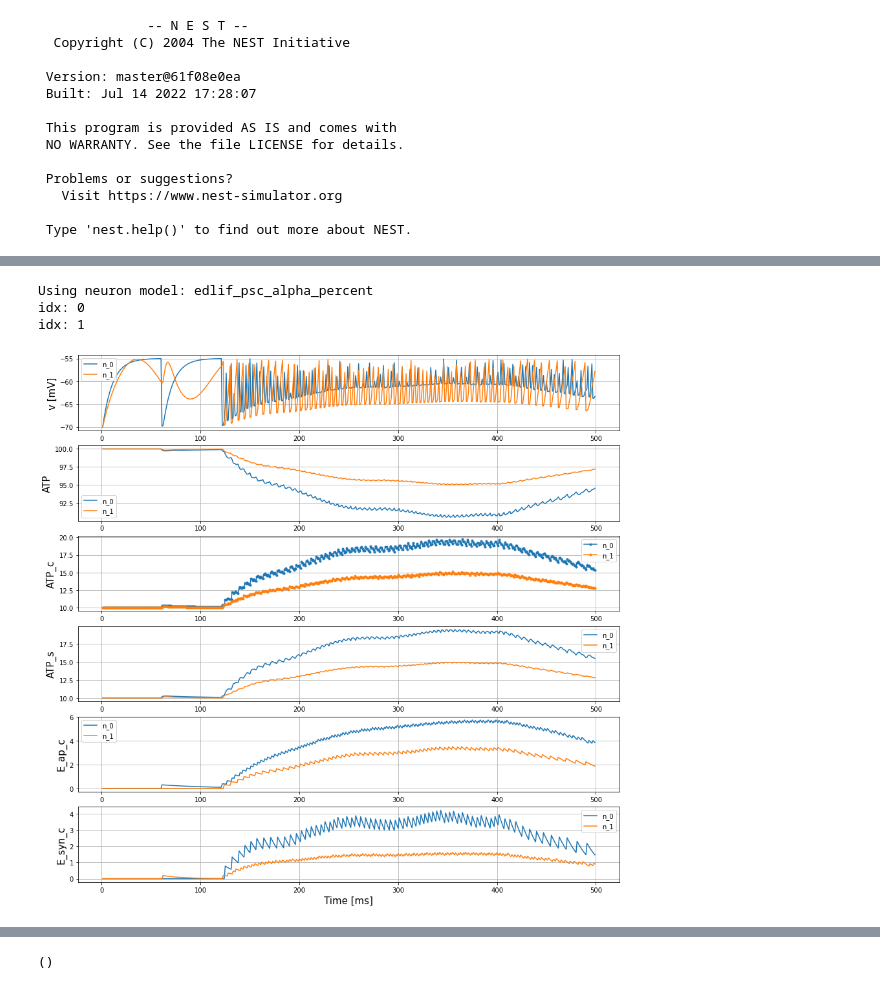
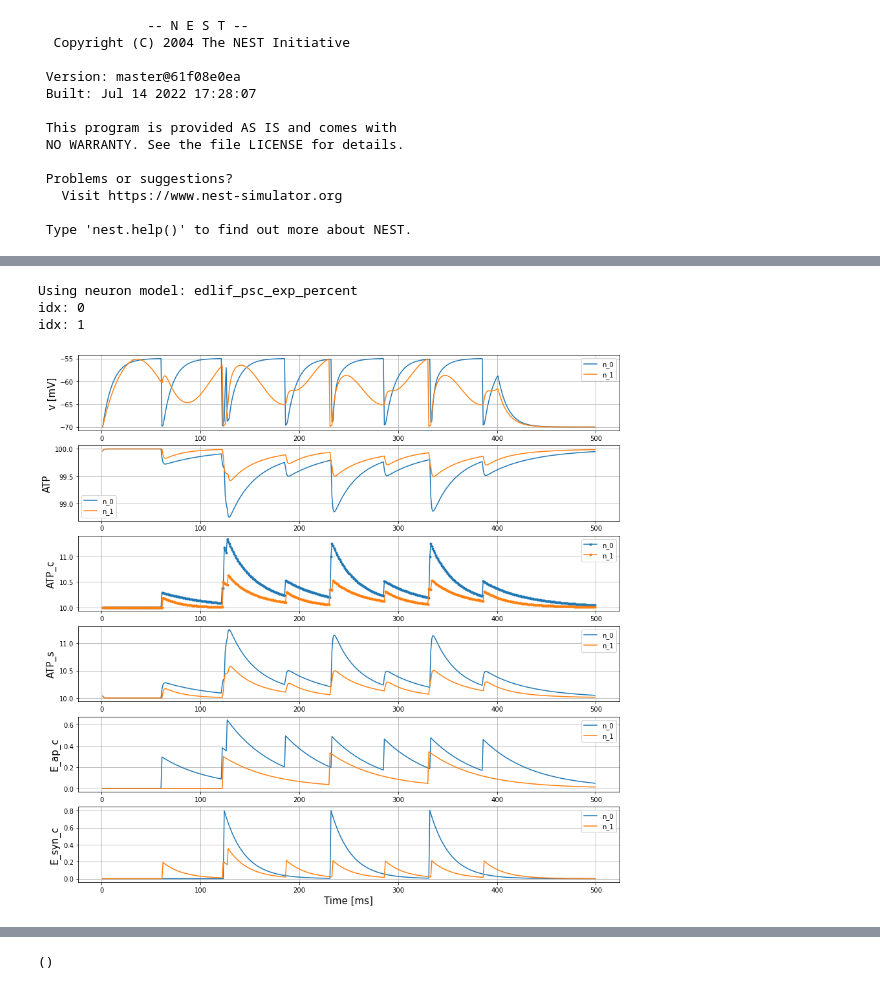
Before and after one commit to Wiss/nestml, a Jupyter notebook: ehp/edlif/EDLIF_two_neuron_example.ipynb, the cells around one changed output, grey strips where cells are left out. Cells and saved outputs as stored; diff of their text form; code cells hidden in the pictures.

```diff
--- a/ehp/edlif/EDLIF_two_neuron_example.ipynb
+++ b/ehp/edlif/EDLIF_two_neuron_example.ipynb
@@ -41,7 +41,7 @@ neuron_model = [
     "edlif_psc_exp_percent.nestml", # 5
     "edlif_psc_alpha_percent.nestml" # 6
 ]
-neuron_id = 6
+neuron_id = 5
 generate_nest_target(input_path=neuron_model[neuron_id],
                      target_path="/tmp/nestml-component",
                      logging_level="INFO",
@@ -146,7 +111,7 @@ neuron_model_name = neuron_model[neuron_id].split(".")[0]
 print(f"Using neuron model: {neuron_model_name}")
 
 #param dict
-parameter_dict = {"K_ATP": [1, 1]}
+parameter_dict = {"K_ATP": [1, 1], "ATP": [99.9, 98]}
 n = 1
 
 # create neurons
@@ -220,35 +185,35 @@ for idx in range(2):
     atp_c.append(voltmeter[idx].get("events")["ATP_c"])
     atp_s.append(voltmeter[idx].get("events")["ATP_s"])
     e_ap_c.append(voltmeter[idx].get("events")["E_ap_c"])
     e_syn_c.append(voltmeter[idx].get("events")["E_syn_c"])
 
     # plot
     ax[0].plot(ts[idx], Vms[idx], label=f"n_{idx}")
     ax[1].plot(ts[idx], atp[idx], label=f"n_{idx}")
     #ax[1].axhline(y=atp_h[idx], ls="--")
     ax[2].plot(ts[idx], atp_c[idx], marker ='.', label=f"n_{idx}")
     #ax[2].axhline(y=pop1.get("ATP_basal"), ls="--")
     ax[3].plot(ts[idx], atp_s[idx], label=f"n_{idx}")
     ax[4].plot(ts[idx], e_ap_c[idx], label=f"n_{idx}")
     ax[5].plot(ts[idx], e_syn_c[idx], label=f"n_{idx}")
     for _ax in ax:
         _ax.grid(True)
         _ax.legend()
     ax[0].set_ylabel("v [mV]", fontsize=fontsize)
     ax[1].set_ylabel("ATP", fontsize=fontsize)
     ax[2].set_ylabel("ATP_c", fontsize=fontsize)
     ax[3].set_ylabel("ATP_s", fontsize=fontsize)
     ax[4].set_ylabel("E_ap_tr", fontsize=fontsize)
     ax[4].set_ylabel("E_ap_c", fontsize=fontsize)
     ax[5].set_ylabel("E_syn_c", fontsize=fontsize)
     ax[-1].set_xlabel("Time [ms]", fontsize=fontsize)
 
     fig.show()
 # %% [output]
-Using neuron model: edlif_psc_alpha_percent
+Using neuron model: edlif_psc_exp_percent
 idx: 0
 idx: 1
-[figure, old version]
+[figure, new version]
 # %%
 # extracting spikes data
 dSD = sr.get("events")
```
Also changed, not shown: parts of 3 cells of this notebook, 1 other file.
